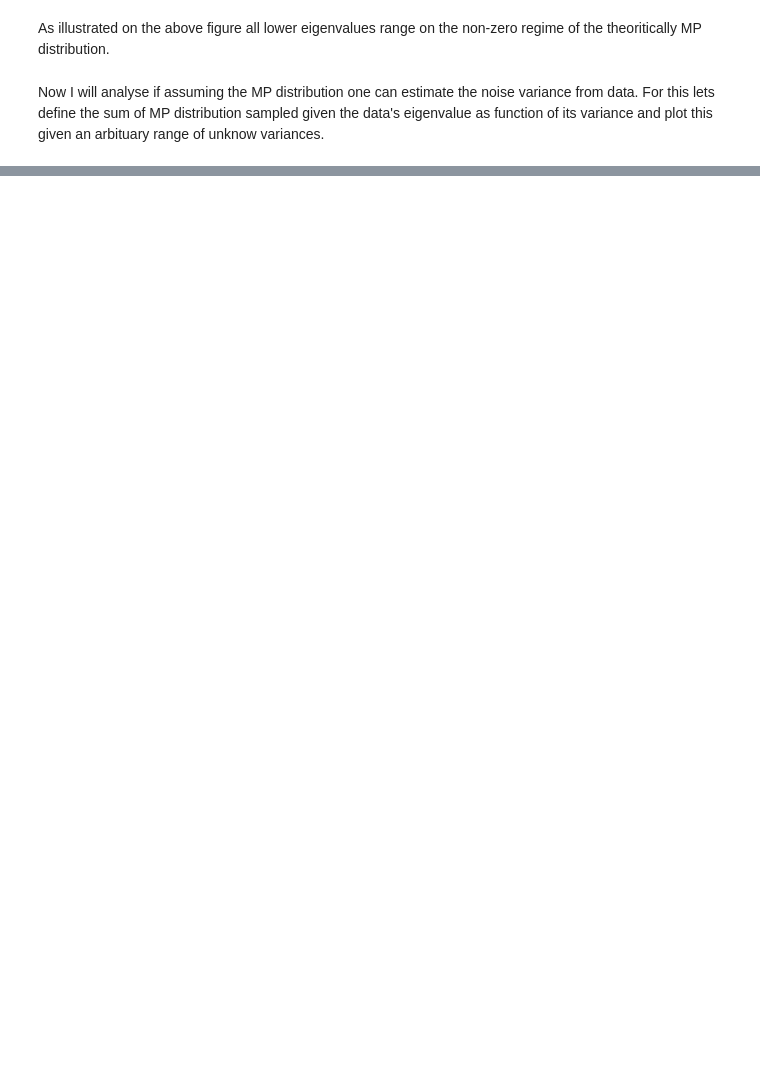
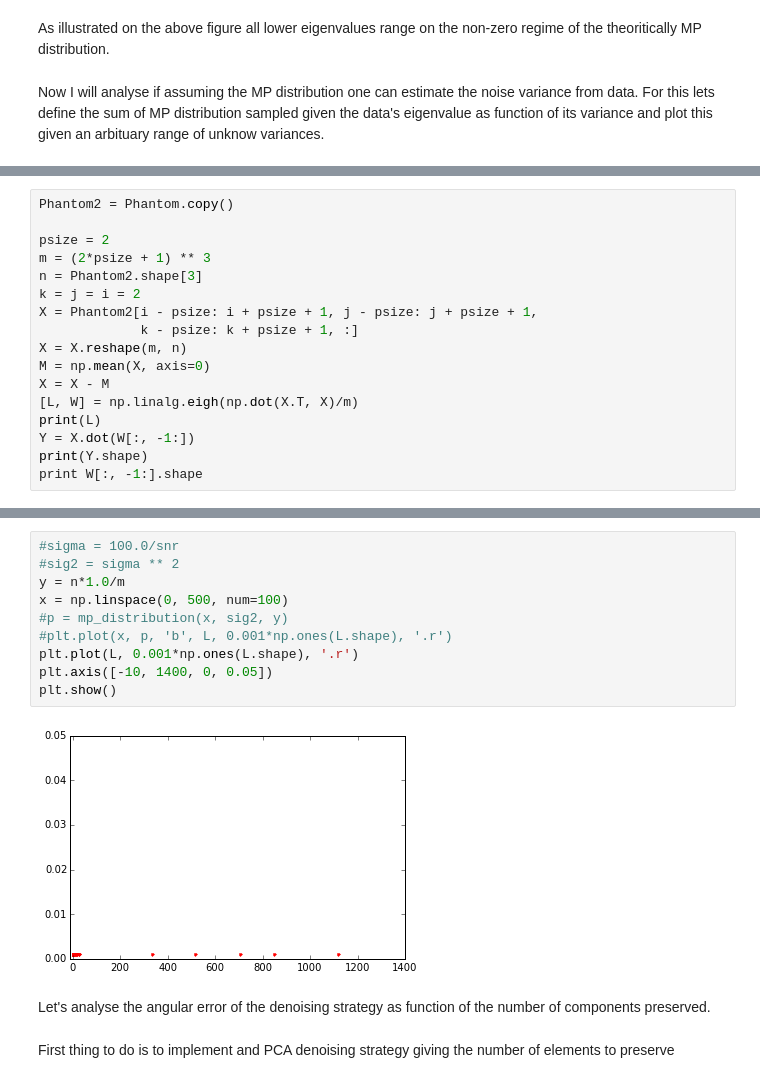
Before and after one commit to RafaelNH/dwi_pca_denoising, a Jupyter notebook: pca_analysis.ipynb, the cells around one changed output, grey strips where cells are left out. Saved outputs shown, nothing was run; the diff lists cells and outputs as text; blank space fills up the shorter version.

```diff
--- a/pca_analysis.ipynb
+++ b/pca_analysis.ipynb
@@ -166,0 +199,17 @@ sigma ** 2
+# %%
+Phantom2 = Phantom.copy()
+
+psize = 2
+m = (2*psize + 1) ** 3
+n = Phantom2.shape[3]
+k = j = i = 2
+X = Phantom2[i - psize: i + psize + 1, j - psize: j + psize + 1,
+             k - psize: k + psize + 1, :]
+X = X.reshape(m, n)
+M = np.mean(X, axis=0)
+X = X - M
+[L, W] = np.linalg.eigh(np.dot(X.T, X)/m)
+print(L)
+Y = X.dot(W[:, -1:])
+print(Y.shape)
+print W[:, -1:].shape
@@ -166,0 +234,16 @@ sigma ** 2
+# %%
+#sigma = 100.0/snr
+#sig2 = sigma ** 2
+y = n*1.0/m
+x = np.linspace(0, 500, num=100)
+#p = mp_distribution(x, sig2, y)
+#plt.plot(x, p, 'b', L, 0.001*np.ones(L.shape), '.r')
+plt.plot(L, 0.001*np.ones(L.shape), '.r')
+plt.axis([-10, 1400, 0, 0.05])
+plt.show()
+# %% [output]
+[figure, added]
+# %% [markdown]
+Let's analyse the angular error of the denoising strategy as function of the number of components preserved.
+# %% [markdown]
+First thing to do is to implement and PCA denoising strategy giving the number of elements to preserve
```
Also changed, not shown: parts of 40 cells of this notebook.
